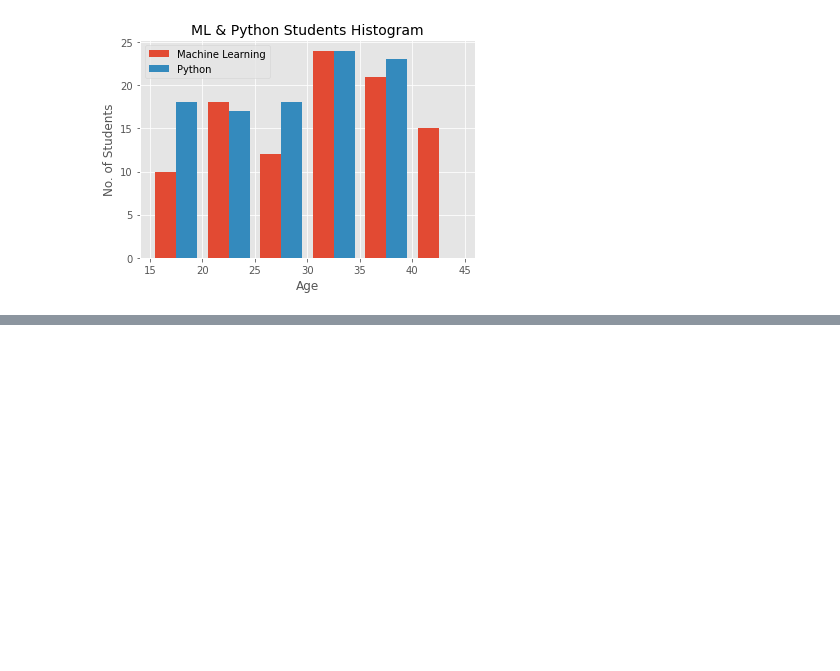
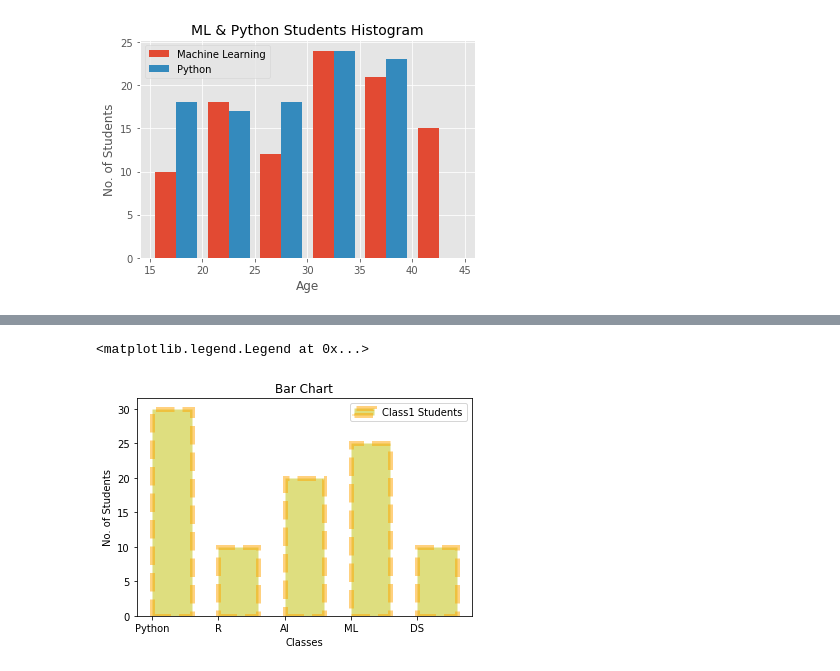
Before and after one commit to deltanode/ipython-notebooks, a Jupyter notebook: Matplotlib.ipynb, the cells around one changed output, grey strips where cells are left out. Saved outputs shown, nothing was run; the diff lists cells and outputs as text; code cells hidden in the pictures; blank space fills up the shorter version.

```diff
--- a/Matplotlib.ipynb
+++ b/Matplotlib.ipynb
@@ -169,0 +204,12 @@ plt.show()
+# %%
+## Parameter : width | align | color | edgecolor | linewidth | alpha (Opacity) | linestyle |  visible | Label
+
+plt.bar(classes,class1_students, width=0.6, align="edge", color="y", edgecolor = "orange", linewidth=5,
+        alpha=0.5, linestyle="--", visible=True, label = "Class1 Students")
+plt.title("Bar Chart")
+plt.xlabel("Classes")
+plt.ylabel("No. of Students")
+plt.legend()
+# %% [output]
+<matplotlib.legend.Legend at 0x...>
+[figure, added]
```
Also changed, not shown: parts of 6 cells of this notebook.
